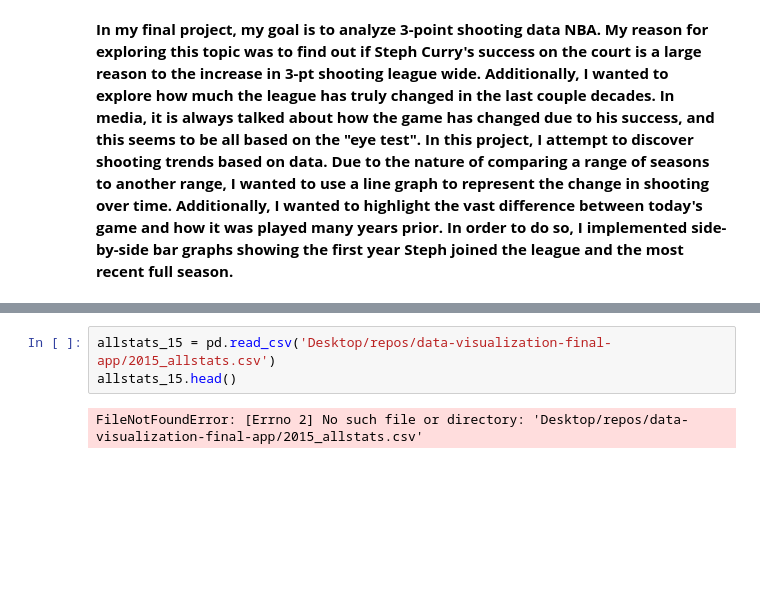
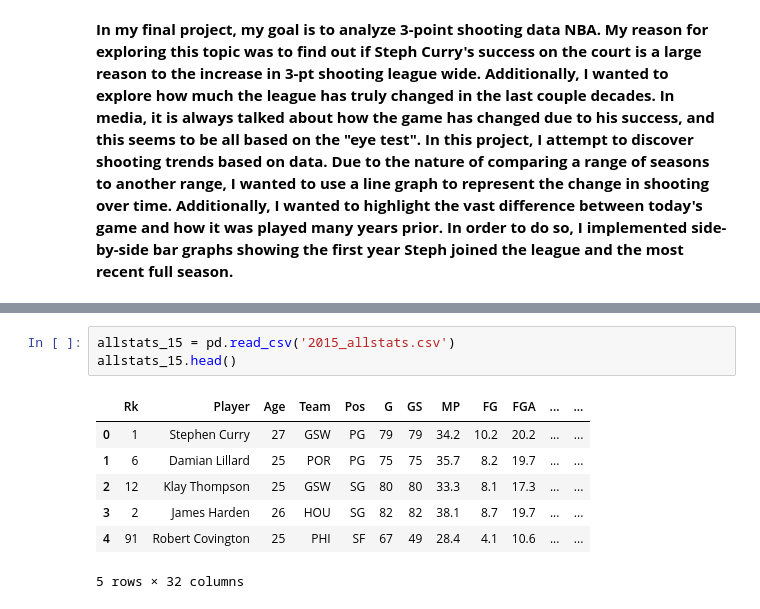
Before and after one commit to danielvo1/steph_curry_impact, a Jupyter notebook: steph_curry_final.ipynb, the cells around one changed output, grey strips where cells are left out. Cells and saved outputs as stored; diff of their text form; blank space fills up the shorter version.

```diff
--- a/steph_curry_final.ipynb
+++ b/steph_curry_final.ipynb
@@ -87,8 +109,14 @@ NameError: name 'df_long' is not defined
 # %%
-allstats_15 = pd.read_csv('Desktop/repos/data-visualization-final-app/2015_allstats.csv')
+allstats_15 = pd.read_csv('2015_allstats.csv')
 allstats_15.head()
 # %% [output]
+|  | Rk | Player | Age | Team | Pos | G | GS | MP | FG | FGA | ... | ... |
+| 0 | 1 | Stephen Curry | 27 | GSW | PG | 79 | 79 | 34.2 | 10.2 | 20.2 | ... | ... |
+| 1 | 6 | Damian Lillard | 25 | POR | PG | 75 | 75 | 35.7 | 8.2 | 19.7 | ... | ... |
+| 2 | 12 | Klay Thompson | 25 | GSW | SG | 80 | 80 | 33.3 | 8.1 | 17.3 | ... | ... |
+| 3 | 2 | James Harden | 26 | HOU | SG | 82 | 82 | 38.1 | 8.7 | 19.7 | ... | ... |
+| 4 | 91 | Robert Covington | 25 | PHI | SF | 67 | 49 | 28.4 | 4.1 | 10.6 | ... | ... |
-FileNotFoundError: [Errno 2] No such file or directory: 'Desktop/repos/data-visualization-final-app/2015_allstats.csv'
+5 rows × 32 columns
 # %%
 pos_sel = alt.selection_point(
     fields=['Pos'],
```
Also changed, not shown: parts of 9 cells of this notebook.
